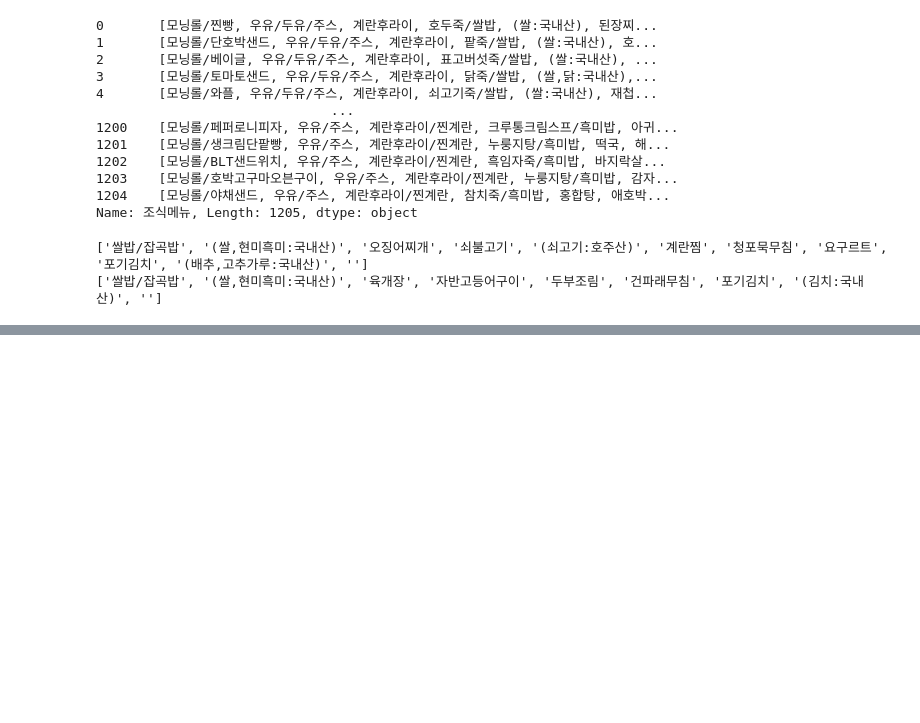
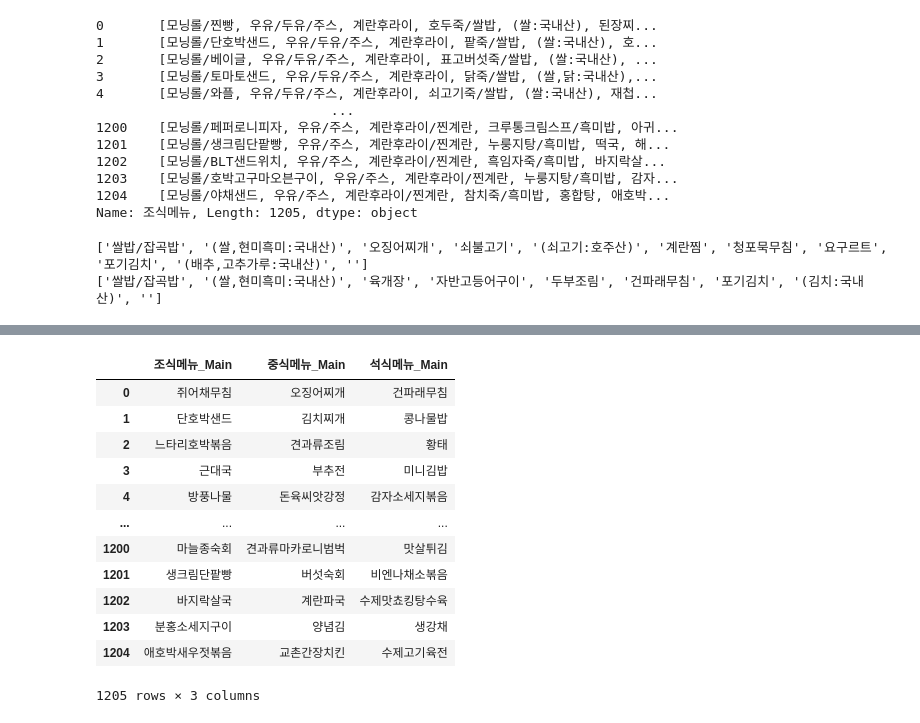
Before and after one commit to good0neighbour/ESTCampAI, a Jupyter notebook: 머신러닝/ex03구내식당관리.ipynb, the cells around one changed output, grey strips where cells are left out. Cells and saved outputs as stored; diff of their text form; code cells hidden in the pictures; blank space fills up the shorter version.

```diff
--- a/머신러닝/ex03구내식당관리.ipynb
+++ b/머신러닝/ex03구내식당관리.ipynb
@@ -305,0 +388,17 @@ print(df['석식메뉴'][0])
+# %%
+# Main 메뉴 확인
+df[['조식메뉴_Main', '중식메뉴_Main', '석식메뉴_Main']]
+# %% [output]
+|  | 조식메뉴_Main | 중식메뉴_Main | 석식메뉴_Main |
+| 0 | 쥐어채무침 | 오징어찌개 | 건파래무침 |
+| 1 | 단호박샌드 | 김치찌개 | 콩나물밥 |
+| 2 | 느타리호박볶음 | 견과류조림 | 황태 |
+| 3 | 근대국 | 부추전 | 미니김밥 |
+| 4 | 방풍나물 | 돈육씨앗강정 | 감자소세지볶음 |
+| ... | ... | ... | ... |
+| 1200 | 마늘종숙회 | 견과류마카로니범벅 | 맛살튀김 |
+| 1201 | 생크림단팥빵 | 버섯숙회 | 비엔나채소볶음 |
+| 1202 | 바지락살국 | 계란파국 | 수제맛쵸킹탕수육 |
+| 1203 | 분홍소세지구이 | 양념김 | 생강채 |
+| 1204 | 애호박새우젓볶음 | 교촌간장치킨 | 수제고기육전 |
+1205 rows × 3 columns
```
Also changed, not shown: parts of 21 cells of this notebook.
